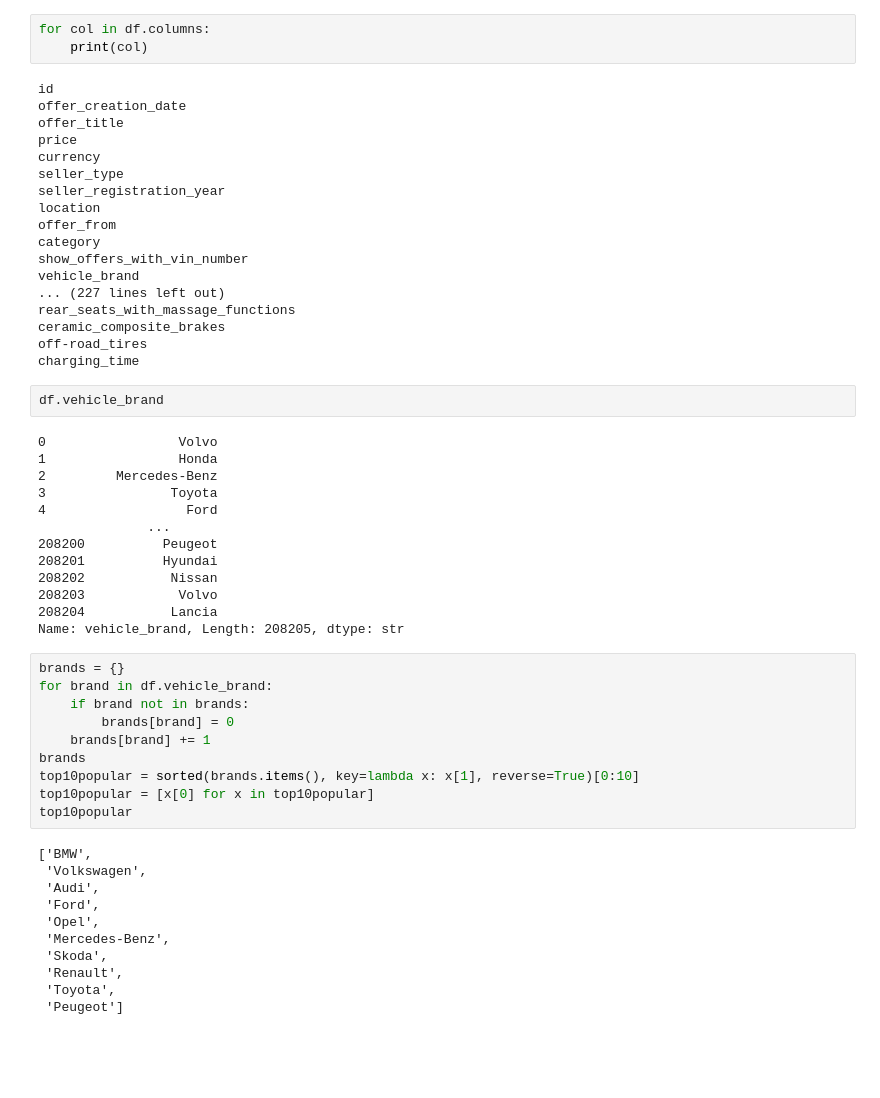
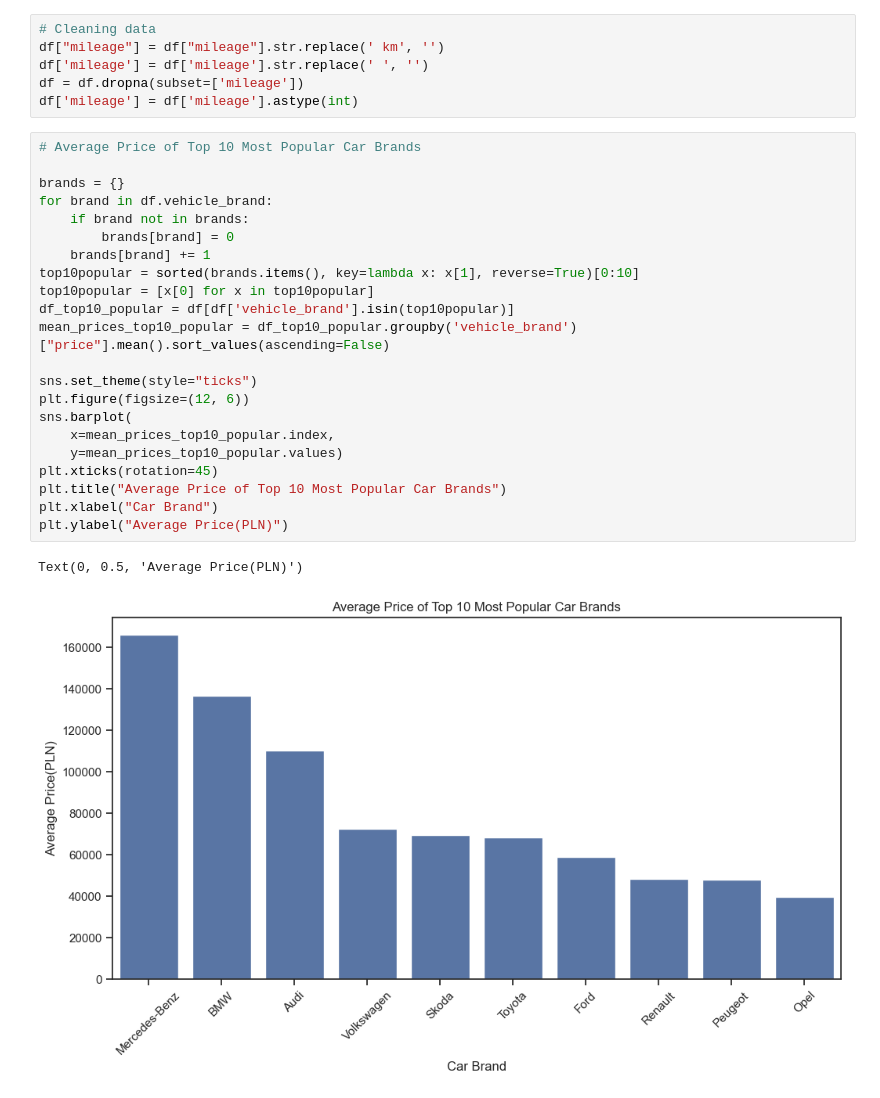
Before and after one commit to MatAbra06/otomoto-analysis, a Jupyter notebook: otomoto-analysis.ipynb, the cells around one changed output. Drawn from its saved outputs; the diff is of its cells as text; blank space fills up the shorter version.

```diff
--- a/otomoto-analysis.ipynb
+++ b/otomoto-analysis.ipynb
@@ -18,57 +16,31 @@ df.head(10)
-# %%
-for col in df.columns:
-    print(col)
-# %% [output]
-id
-offer_creation_date
-offer_title
-price
-currency
-seller_type
-seller_registration_year
-location
-offer_from
-category
-show_offers_with_vin_number
-vehicle_brand
-... (227 lines left out)
-rear_seats_with_massage_functions
-ceramic_composite_brakes
-off-road_tires
-charging_time
-# %%
-df.vehicle_brand
-# %% [output]
-0                 Volvo
-1                 Honda
-2         Mercedes-Benz
-3                Toyota
-4                  Ford
-              ...
-208200          Peugeot
-208201          Hyundai
-208202           Nissan
-208203            Volvo
-208204           Lancia
-Name: vehicle_brand, Length: 208205, dtype: str
+# %%
+# Cleaning data
+df["mileage"] = df["mileage"].str.replace(' km', '')
+df['mileage'] = df['mileage'].str.replace(' ', '')
+df = df.dropna(subset=['mileage'])
+df['mileage'] = df['mileage'].astype(int)
 # %%
+# Average Price of Top 10 Most Popular Car Brands
+
 brands = {}
 for brand in df.vehicle_brand:
     if brand not in brands:
         brands[brand] = 0
     brands[brand] += 1
-brands
 top10popular = sorted(brands.items(), key=lambda x: x[1], reverse=True)[0:10]
 top10popular = [x[0] for x in top10popular]
-top10popular
+df_top10_popular = df[df['vehicle_brand'].isin(top10popular)]
+mean_prices_top10_popular = df_top10_popular.groupby('vehicle_brand')["price"].mean().sort_values(ascending=False)
+
+sns.set_theme(style="ticks")
+plt.figure(figsize=(12, 6))
+sns.barplot(
+    x=mean_prices_top10_popular.index,
+    y=mean_prices_top10_popular.values)
+plt.xticks(rotation=45)
+plt.title("Average Price of Top 10 Most Popular Car Brands")
+plt.xlabel("Car Brand")
+plt.ylabel("Average Price(PLN)")
 # %% [output]
-['BMW',
- 'Volkswagen',
- 'Audi',
- 'Ford',
- 'Opel',
- 'Mercedes-Benz',
- 'Skoda',
- 'Renault',
- 'Toyota',
- 'Peugeot']
+Text(0, 0.5, 'Average Price(PLN)')
+[figure, added]
```
Also changed, not shown: parts of 8 cells of this notebook.
